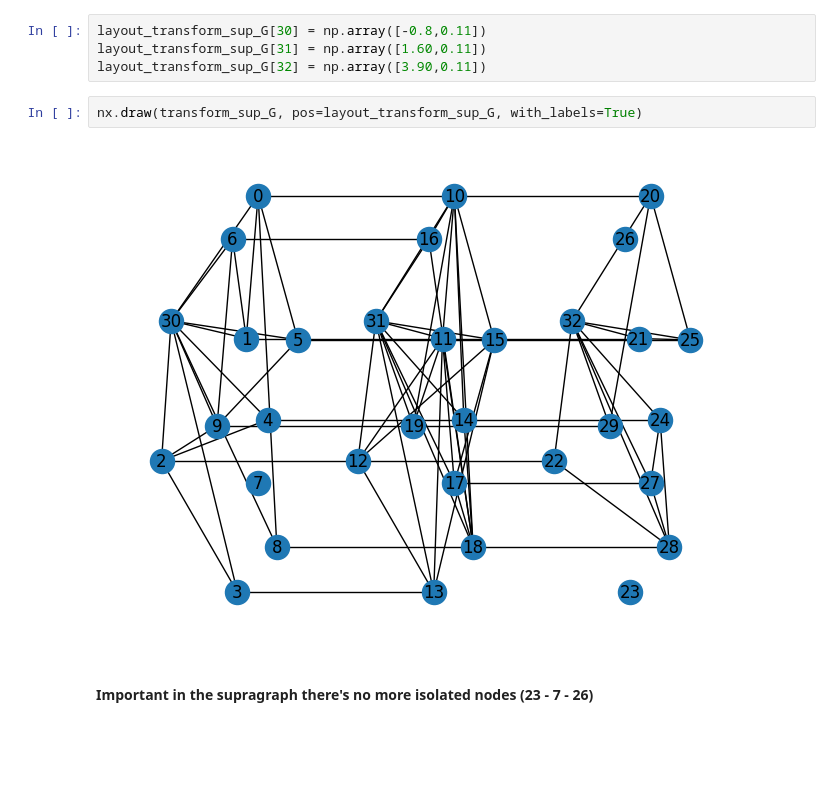
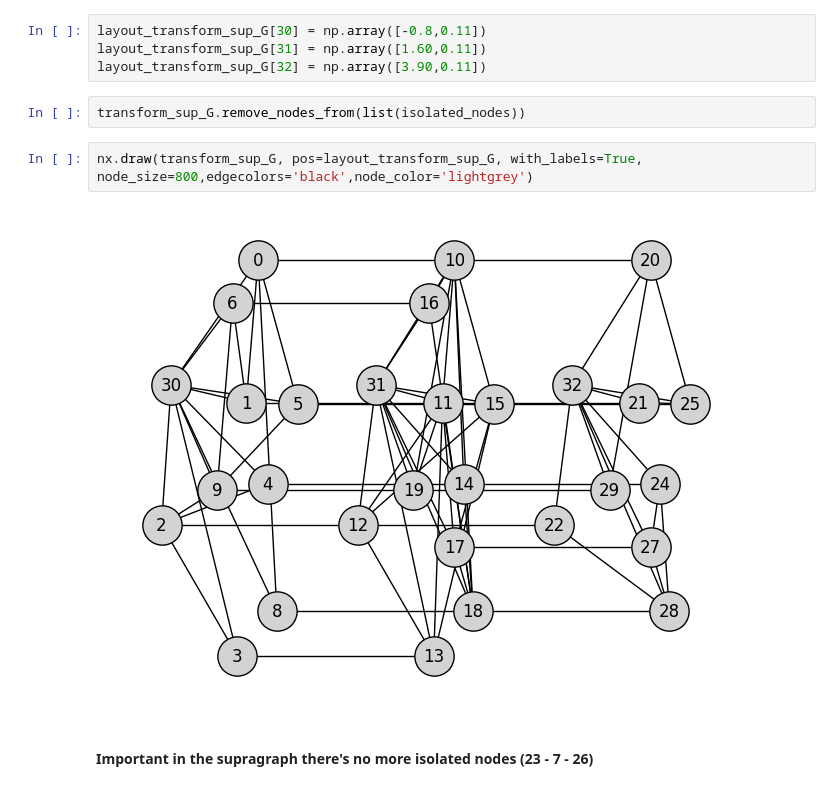
Before and after one commit to ykrmm/SLATE, a Jupyter notebook: notebooks/SLATE_Demo_toygraph.ipynb, the cells around one changed output. Saved outputs shown, nothing was run; the diff lists cells and outputs as text; blank space fills up the shorter version.

```diff
--- a/notebooks/SLATE_Demo_toygraph.ipynb
+++ b/notebooks/SLATE_Demo_toygraph.ipynb
@@ -177,10 +201,12 @@ layout_transform_sup_G = new_fixed_layout.copy()
 layout_transform_sup_G[30] = np.array([-0.8,0.11])
 layout_transform_sup_G[31] = np.array([1.60,0.11])
 layout_transform_sup_G[32] = np.array([3.90,0.11])
+# %%
+transform_sup_G.remove_nodes_from(list(isolated_nodes))
 # %%
-nx.draw(transform_sup_G, pos=layout_transform_sup_G, with_labels=True)
+nx.draw(transform_sup_G, pos=layout_transform_sup_G, with_labels=True, node_size=800,edgecolors='black',node_color='lightgrey')
 # %% [output]
-[figure, old version]
+[figure, new version]
 # %% [markdown]
 #### Important in the supragraph there's no more isolated nodes (23 - 7 - 26)
 # %% [markdown]
```
Also changed, not shown: parts of 8 cells of this notebook, 5 other files.
